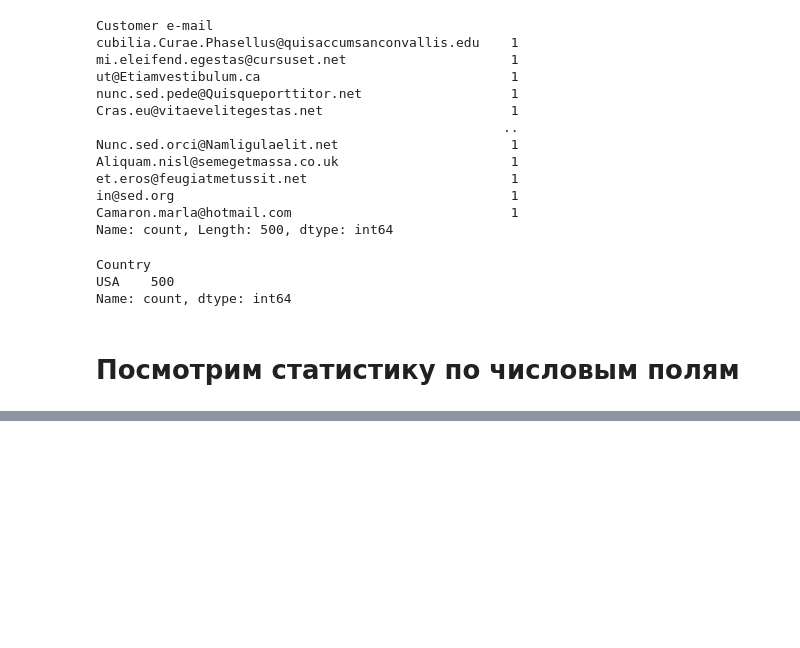
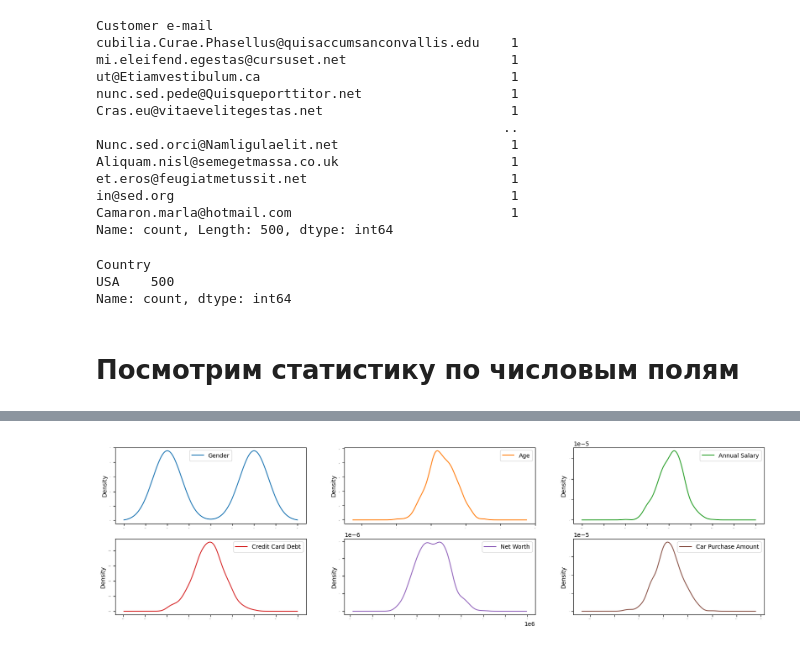
Before and after one commit to maxi7665/IAD, a Jupyter notebook: lab1/lab1.ipynb, the cells around one changed output, grey strips where cells are left out. Drawn from its saved outputs; the diff is of its cells as text; code cells hidden in the pictures; blank space fills up the shorter version.

```diff
--- a/lab1/lab1.ipynb
+++ b/lab1/lab1.ipynb
@@ -138,0 +147,6 @@ ds.describe()
+# %%
+# Графики плотности
+ds.plot(kind="density", subplots=True, layout=(3,3), sharex=False, legend=True, fontsize=1, figsize=(20,8))
+plt.show()
+# %% [output]
+[figure, added]
```
Also changed, not shown: parts of 13 cells of this notebook.
